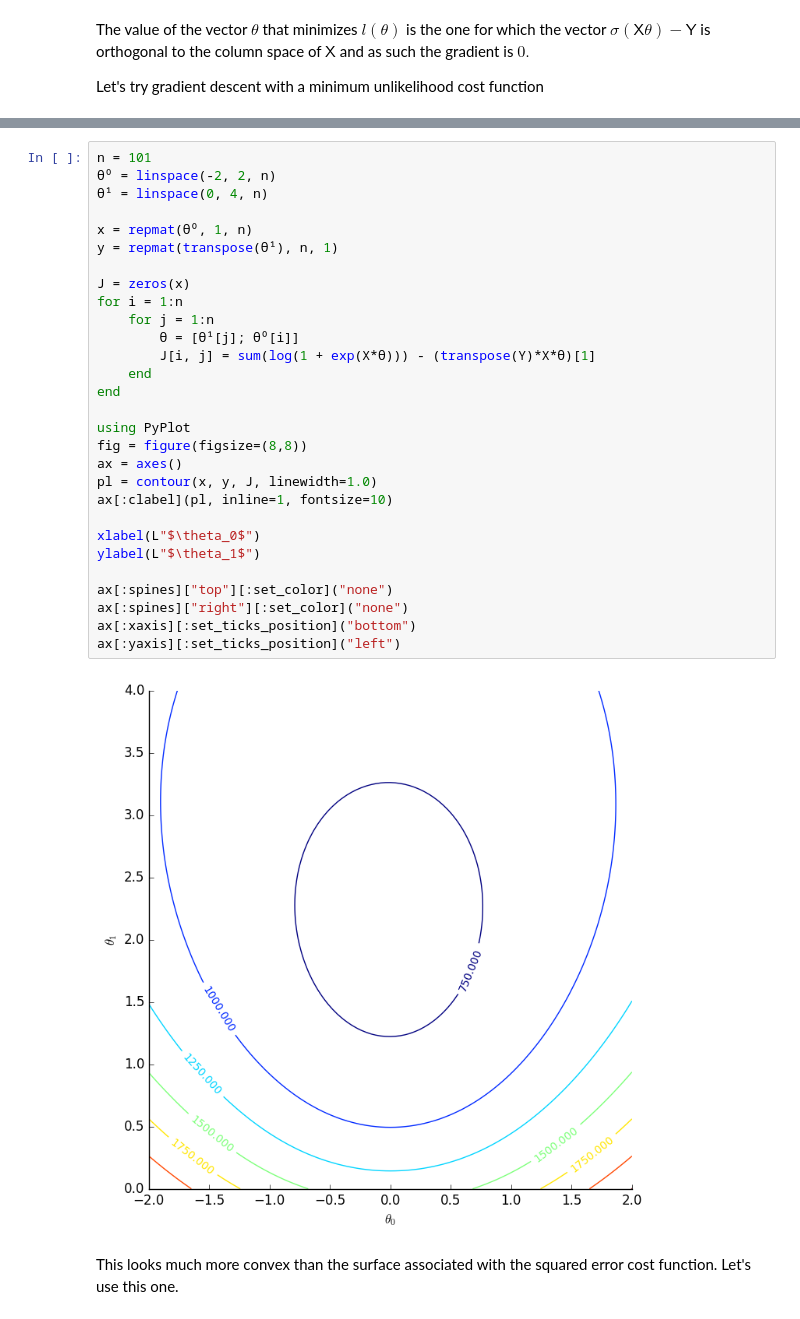
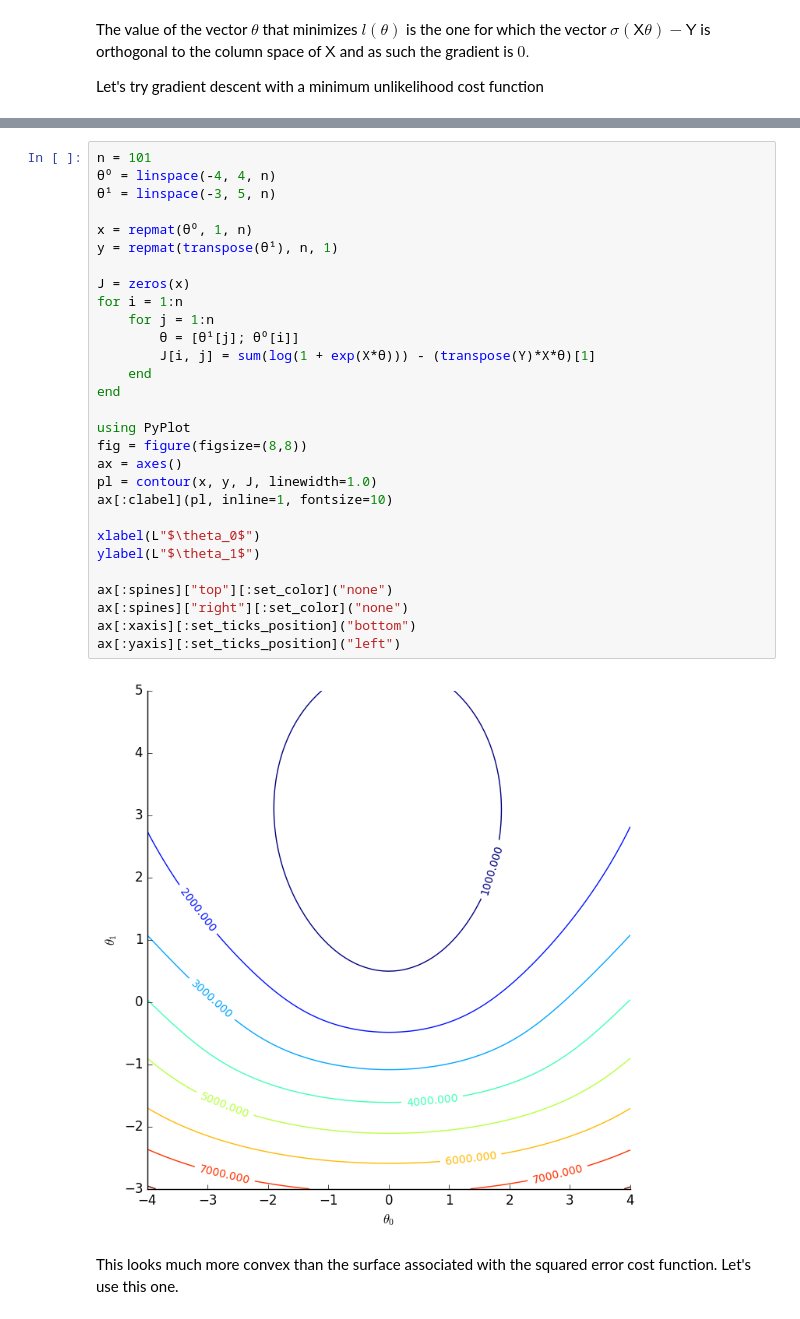
Before and after one commit to ztultrebor/Algorithms, a Jupyter notebook: ML/LogisticRegression.ipynb, the cells around one changed output, grey strips where cells are left out. Cells and saved outputs as stored; diff of their text form.

```diff
--- a/ML/LogisticRegression.ipynb
+++ b/ML/LogisticRegression.ipynb
@@ -287,34 +287,34 @@ ax[:yaxis][:set_ticks_position]("left")
 # %%
 n = 101
-θ⁰ = linspace(-2, 2, n)
-θ¹ = linspace(0, 4, n)
+θ⁰ = linspace(-4, 4, n)
+θ¹ = linspace(-3, 5, n)
 
 x = repmat(θ⁰, 1, n)
 y = repmat(transpose(θ¹), n, 1)
 
 J = zeros(x)
 for i = 1:n
     for j = 1:n
         θ = [θ¹[j]; θ⁰[i]]
         J[i, j] = sum(log(1 + exp(X*θ))) - (transpose(Y)*X*θ)[1]
     end
 end
 
 using PyPlot
 fig = figure(figsize=(8,8))
 ax = axes()
 pl = contour(x, y, J, linewidth=1.0)
 ax[:clabel](pl, inline=1, fontsize=10)
 
 xlabel(L"$\theta_0$")
 ylabel(L"$\theta_1$")
 
 ax[:spines]["top"][:set_color]("none")
 ax[:spines]["right"][:set_color]("none")
 ax[:xaxis][:set_ticks_position]("bottom")
 ax[:yaxis][:set_ticks_position]("left")
 # %% [output]
-[figure, old version]
+[figure, new version]
 # %% [markdown]
 This looks much more convex than the surface associated with the squared error cost function. Let's use this one.
 # %% [markdown]
```
Also changed, not shown: parts of 15 cells of this notebook.
